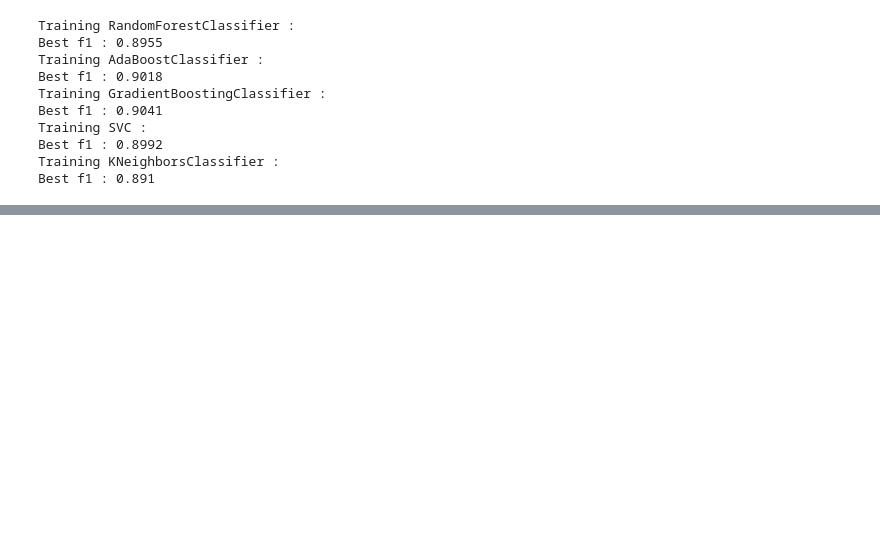
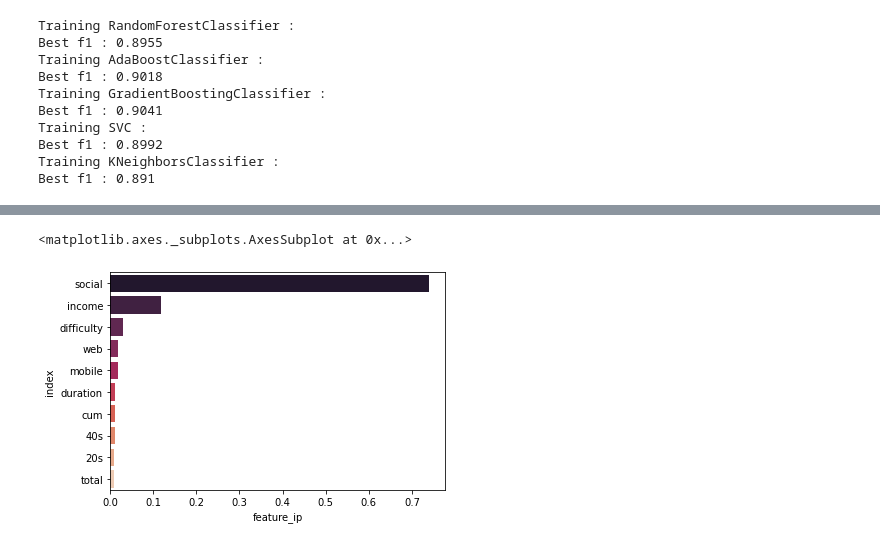
Before and after one commit to onionpork/Starbucks_Capstone_Challenge, a Jupyter notebook: Starbucks_Capstone_notebook.ipynb, the cells around one changed output, grey strips where cells are left out. Saved outputs shown, nothing was run; the diff lists cells and outputs as text; code cells hidden in the pictures; blank space fills up the shorter version.

```diff
--- a/Starbucks_Capstone_notebook.ipynb
+++ b/Starbucks_Capstone_notebook.ipynb
@@ -307,6 +349,9 @@ def data_preprocess(df=df):
 x_train, x_test, y_train, y_test = data_preprocess()
 # %%
 def bulid_model(clf, param_grid, x=x_train, y=y_train):
+    """
+    bulid GridSearchCV model with f1 metric
+    """
     # cv uses StratifiedKFold
     # scoring f1 available as parameter
 
@@ -407,3 +446,5 @@ def data_preprocess2(df=df):
     x_train, x_test, y_train, y_test = train_test_split(x,y, test_size=0.35, random_state=20)
     return x_train, x_test, y_train, y_test
 x_train2, x_test2, y_train2, y_test2 = data_preprocess2()
+# %%
+clf_names, clf_scores, clf_best_ests = sweep_model()
@@ -409,0 +462,4 @@ x_train2, x_test2, y_train2, y_test2 = data_preprocess2()
+# %%
+feature_ip= pd.DataFrame(clf_best_ests[2].feature_importances_,index=list(x_train.columns),columns=['feature_ip']).reset_index()
+top_10 = feature_ip.sort_values(by = 'feature_ip', ascending=False)[:10]
+top_10
@@ -410 +478,6 @@ x_train2, x_test2, y_train2, y_test2 = data_preprocess2()
+# %%
+sns.barplot(y='index', x='feature_ip', data = top_10, palette="rocket")
+# %% [output]
+<matplotlib.axes._subplots.AxesSubplot at 0x...>
+[figure, added]
 # %%
```
Also changed, not shown: parts of 18 cells of this notebook.
